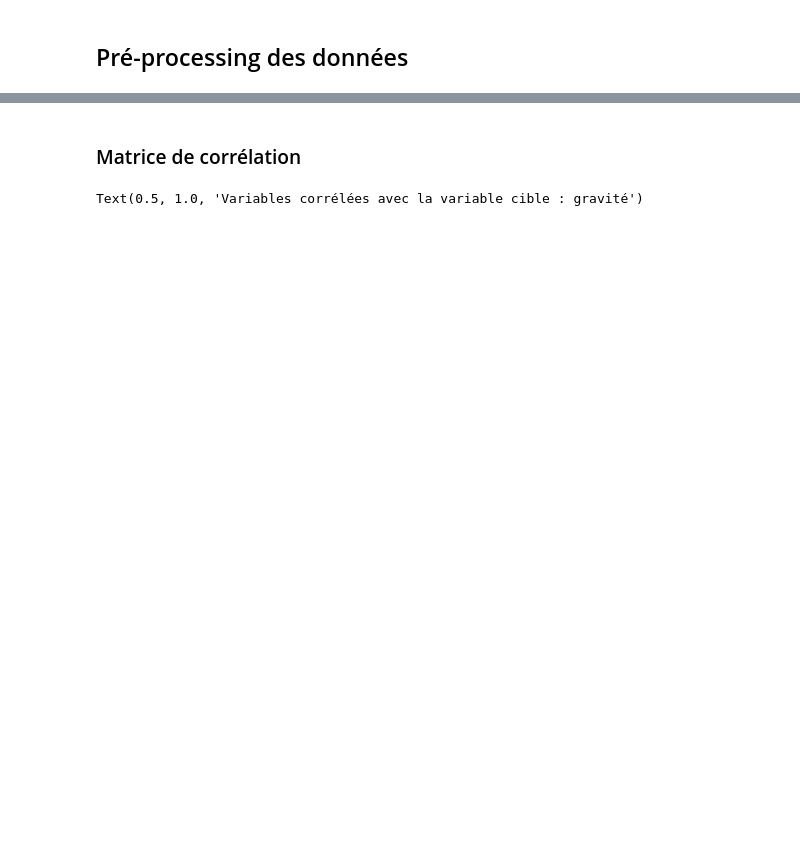
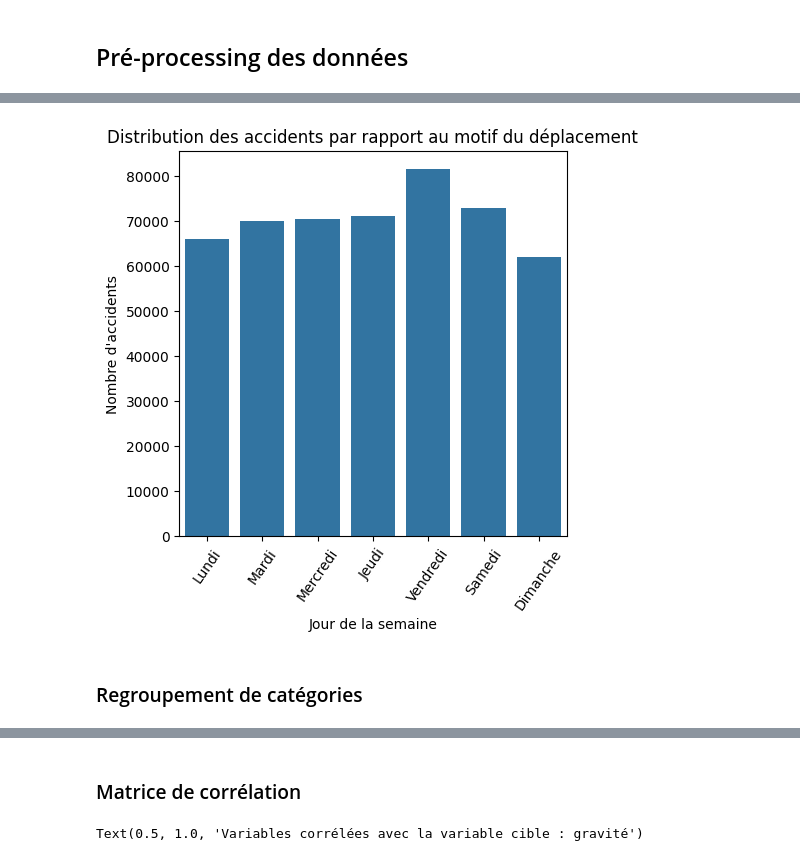
Before and after one commit to Nujadn/accident_route, a Jupyter notebook: brouillon.ipynb, the cells around one changed output, grey strips where cells are left out. Saved outputs shown, nothing was run; the diff lists cells and outputs as text; code cells hidden in the pictures; blank space fills up the shorter version.

```diff
--- a/brouillon.ipynb
+++ b/brouillon.ipynb
@@ -417,0 +20,4 @@ plt.show()
+# %%
+# import du dataset
+df = pd.read_csv("dataset/dataset_to_prepro.csv")
+df.head()
@@ -587,0 +164,12 @@ df_bis = df_bis.drop(['Num_Acc', "id_usager", 'num_veh'], axis=1)
+# %%
+# création d'une tranche d'age
+bins = [0, 10, 20, 30, 40, 50, 60, 70, 80, 90, 100, 110, 120, 130]
+labels = [1, 2, 3, 4, 5, 6, 7, 8, 9, 10, 11, 12, 13] # 1: 0 à 10, 2: 21-30, '3: 31-40, 4: 41-50, 5: 51-60, 6: 61-70, 7: 70 et plus
+
+
+df['age'] = df['an'] - df['an_nais']
+
+df['age_group'] = pd.cut(df['age'], bins=bins, labels=labels, right=False)
+df['age_group'] = df['age_group'].replace([7, 8, 9, 10, 11, 12, 13], 7)
+
+df.head()
@@ -587,0 +183,10 @@ df_bis = df_bis.drop(['Num_Acc', "id_usager", 'num_veh'], axis=1)
+# %%
+# création d'une tranche horaire
+
+bins = [1, 5, 7, 10, 13, 16, 19, 22]
+labels = [100, 200, 300, 400, 500, 600, 700]
+
+df['h_group'] = pd.cut(df['heure'], bins=bins, labels=labels, right=False)
+df['h_group'] = df['h_group'].replace([100, 200, 300, 400, 500, 600, 700], [1, 2, 3, 4, 5, 6, 7])
+
+df.head()
@@ -587,0 +242,12 @@ df_bis = df_bis.drop(['Num_Acc', "id_usager", 'num_veh'], axis=1)
+# %%
+plt.figure(figsize= (5, 5))
+sns.countplot(x = df['weekday'])
+plt.xlabel("Jour de la semaine")
+plt.ylabel("Nombre d'accidents")
+plt.xticks([0, 1, 2, 3, 4, 5, 6], ['Lundi', 'Mardi', "Mercredi", "Jeudi", "Vendredi", "Samedi", "Dimanche"], rotation=55)
+plt.title('Distribution des accidents par rapport au motif du déplacement')
+plt.show();
+# %% [output]
+[figure, added]
+# %% [markdown]
+### Regroupement de catégories
```
Also changed, not shown: parts of 95 cells of this notebook, 4 other files.
